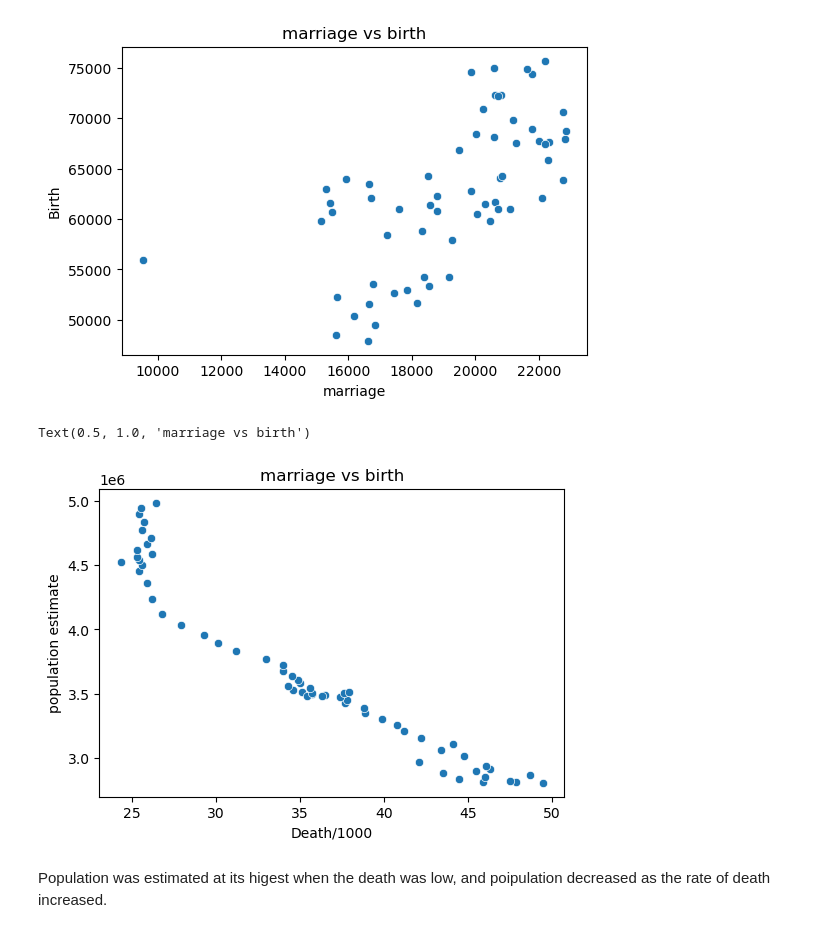
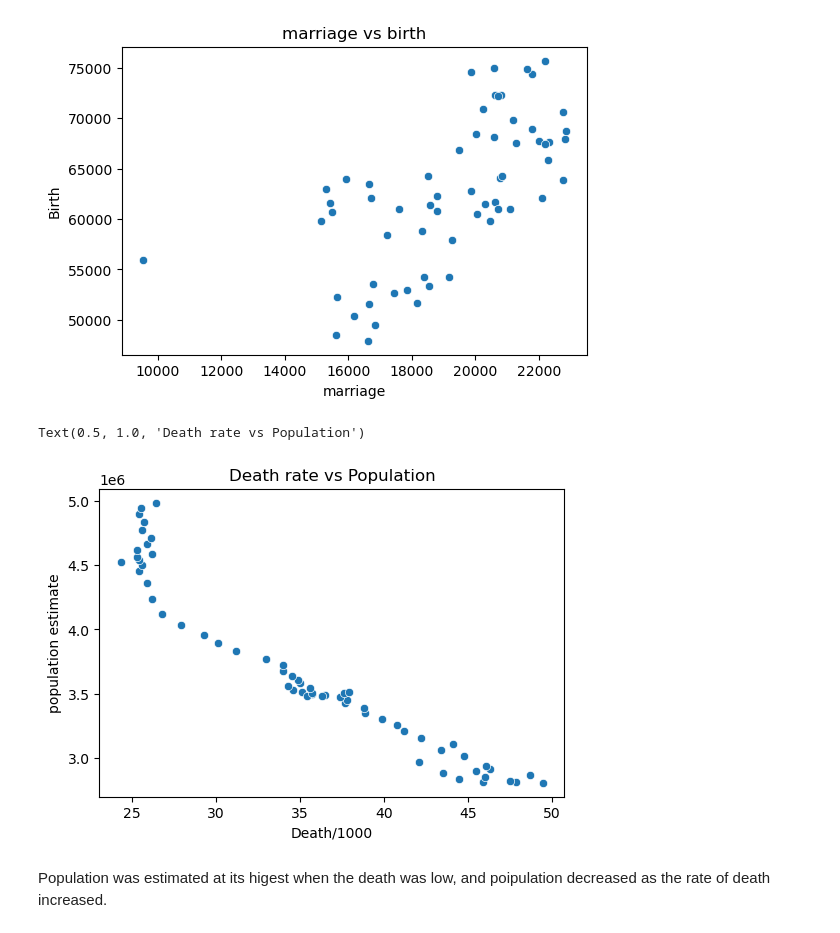
Before and after one commit to Ayomide-ola/Stategic_thinking-CA2, a Jupyter notebook: Population_CA2.ipynb, the cells around one changed output. Drawn from its saved outputs; the diff is of its cells as text; code cells hidden in the pictures.

```diff
--- a/Population_CA2.ipynb
+++ b/Population_CA2.ipynb
@@ -1105,12 +1124,12 @@ Text(0.5, 1.0, 'marriage vs birth')
 # %%
 plt.figure(figsize=(6,4))
 sns.scatterplot(x='Death/1000',y='population estimate', data=df_new)
-plt.title('marriage vs birth')
+plt.title('Death rate vs Population')
 # People between age 40-70 churn the bank more compared to other age group
 # Across all age groups 18- 94, there are customers that have 0 balance.
 # %% [output]
-Text(0.5, 1.0, 'marriage vs birth')
+Text(0.5, 1.0, 'Death rate vs Population')
-[figure, old version]
+[figure, new version]
 # %% [markdown]
 Population was estimated at its higest when the death was low, and poipulation decreased as the rate of death increased.
 # %%
```
Also changed, not shown: parts of 35 cells of this notebook, 2 other files.
